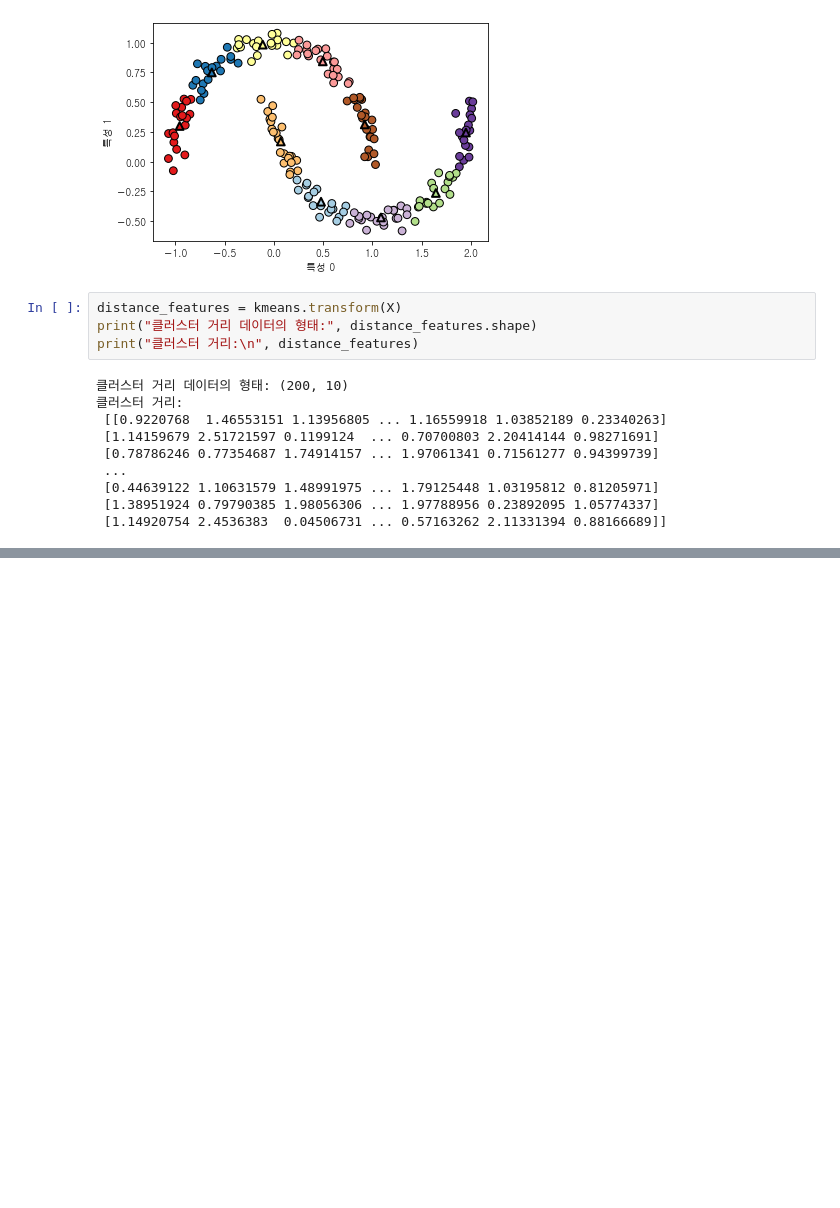
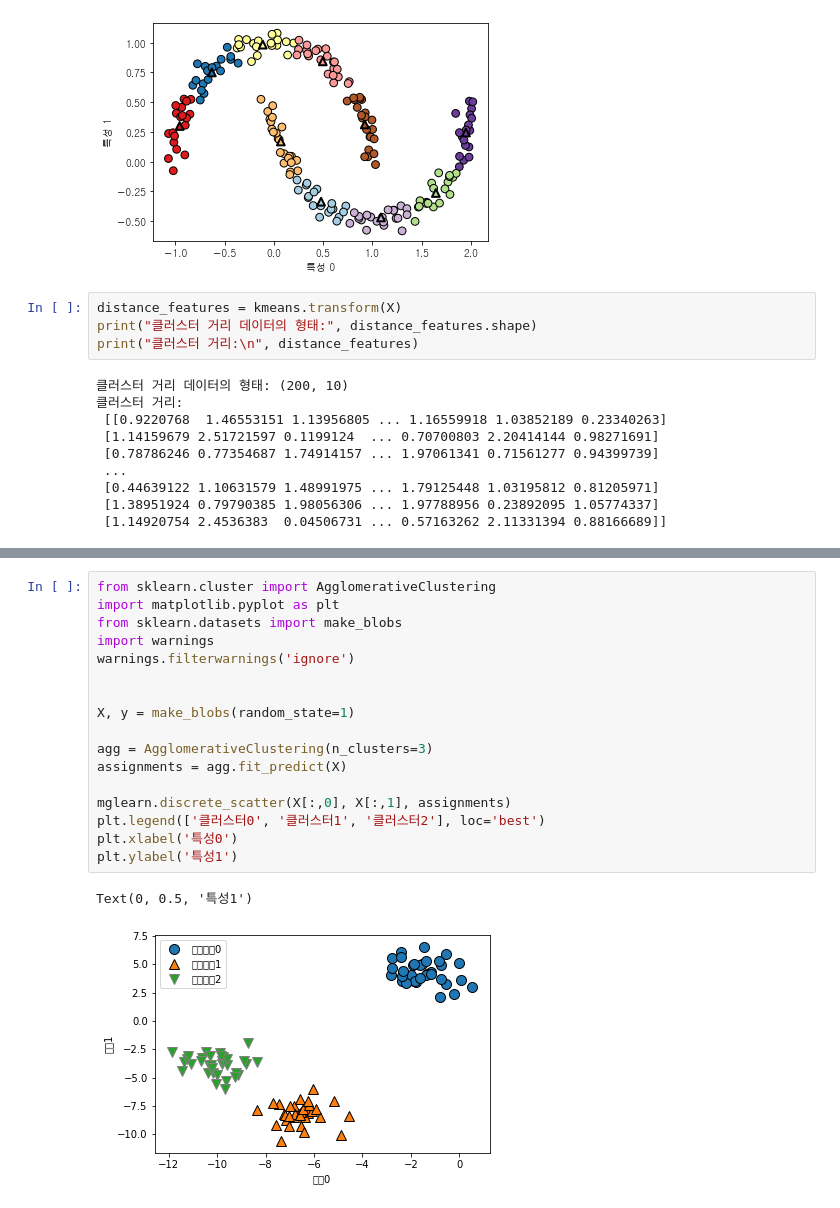
Before and after one commit to 11kwak/Introduction_to_Machine_Learning_with_Python, a Jupyter notebook: 3. 비지도 학습과 데이터 전처리/3.3. 군집.ipynb, the cells around one changed output, grey strips where cells are left out. Drawn from its saved outputs; the diff is of its cells as text; blank space fills up the shorter version.

```diff
--- a/3. 비지도 학습과 데이터 전처리/3.3. 군집.ipynb
+++ b/3. 비지도 학습과 데이터 전처리/3.3. 군집.ipynb
@@ -257,0 +257,20 @@ df2.to_csv("과제2테이블2.csv",index=False, encoding='cp949')
+# %%
+from sklearn.cluster import AgglomerativeClustering
+import matplotlib.pyplot as plt
+from sklearn.datasets import make_blobs
+import warnings
+warnings.filterwarnings('ignore')
+
+
+X, y = make_blobs(random_state=1)
+
+agg = AgglomerativeClustering(n_clusters=3)
+assignments = agg.fit_predict(X)
+
+mglearn.discrete_scatter(X[:,0], X[:,1], assignments)
+plt.legend(['클러스터0', '클러스터1', '클러스터2'], loc='best')
+plt.xlabel('특성0')
+plt.ylabel('특성1')
+# %% [output]
+Text(0, 0.5, '특성1')
+[figure, added]
```
Also changed, not shown: parts of 32 cells of this notebook, 5 other files.
